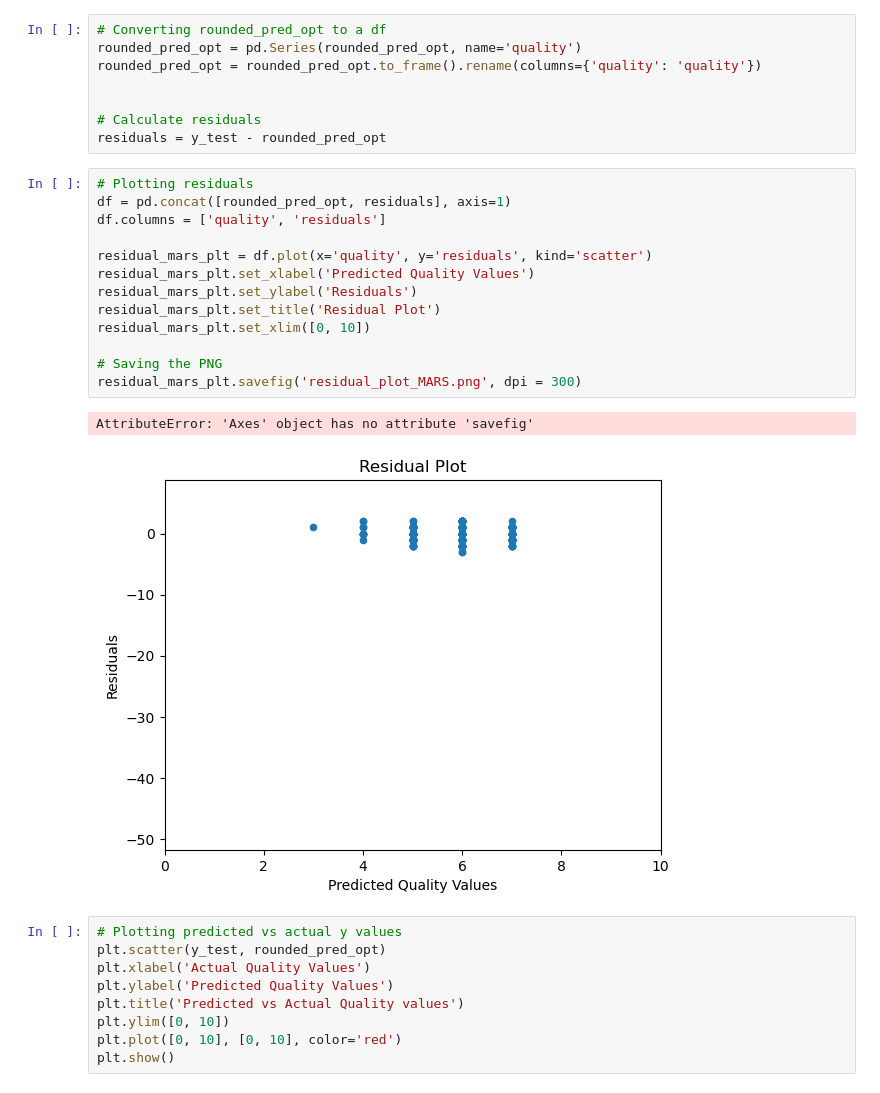
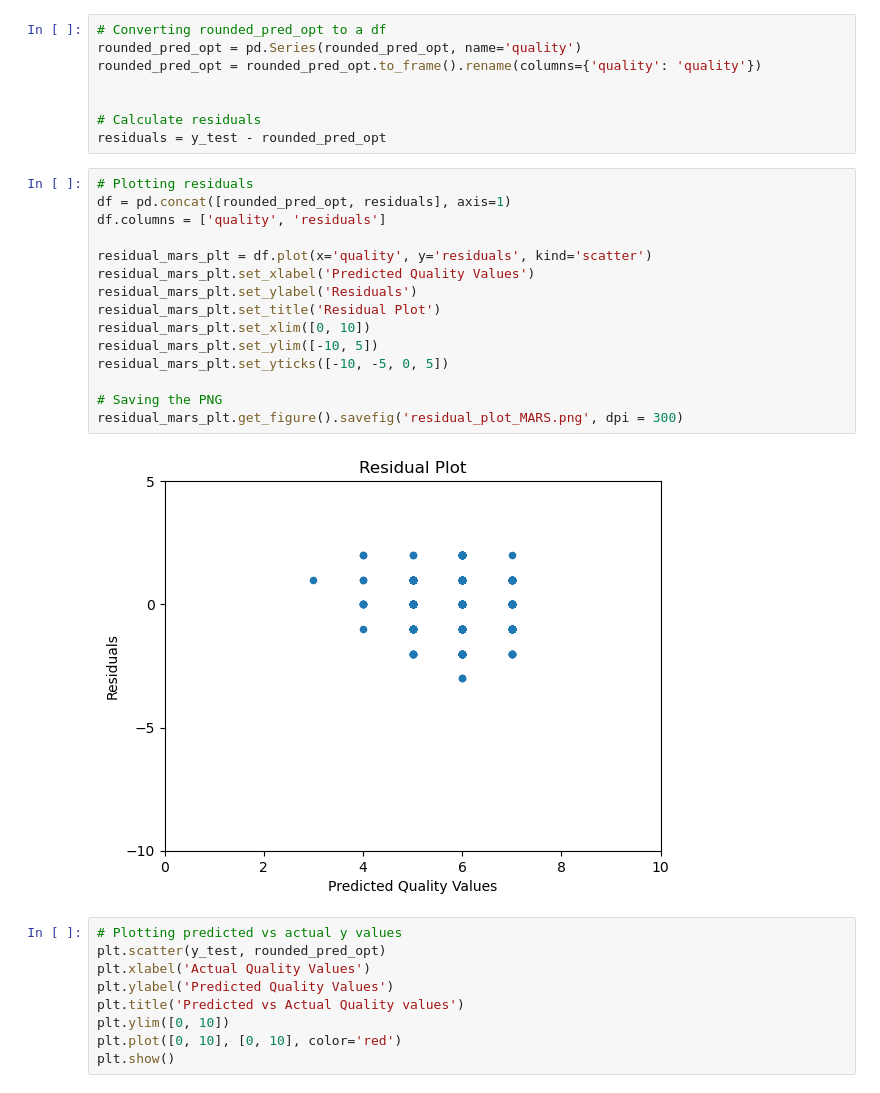
Before and after one commit to notlilawells/Saturn-303-3, a Jupyter notebook: mars_model.ipynb, the cells around one changed output. Drawn from its saved outputs; the diff is of its cells as text.

```diff
--- a/mars_model.ipynb
+++ b/mars_model.ipynb
@@ -237,19 +200,20 @@ residuals = y_test - rounded_pred_opt
 # %%
 # Plotting residuals
 df = pd.concat([rounded_pred_opt, residuals], axis=1)
 df.columns = ['quality', 'residuals']
 
 residual_mars_plt = df.plot(x='quality', y='residuals', kind='scatter')
 residual_mars_plt.set_xlabel('Predicted Quality Values')
 residual_mars_plt.set_ylabel('Residuals')
 residual_mars_plt.set_title('Residual Plot')
 residual_mars_plt.set_xlim([0, 10])
+residual_mars_plt.set_ylim([-10, 5])
+residual_mars_plt.set_yticks([-10, -5, 0, 5])
 
 # Saving the PNG
-residual_mars_plt.savefig('residual_plot_MARS.png', dpi = 300)
+residual_mars_plt.get_figure().savefig('residual_plot_MARS.png', dpi = 300)
 # %% [output]
-AttributeError: 'Axes' object has no attribute 'savefig'
-[figure, old version]
+[figure, new version]
 # %%
 # Plotting predicted vs actual y values
 plt.scatter(y_test, rounded_pred_opt)
```
Also changed, not shown: parts of 3 cells of this notebook, 2 other files.
